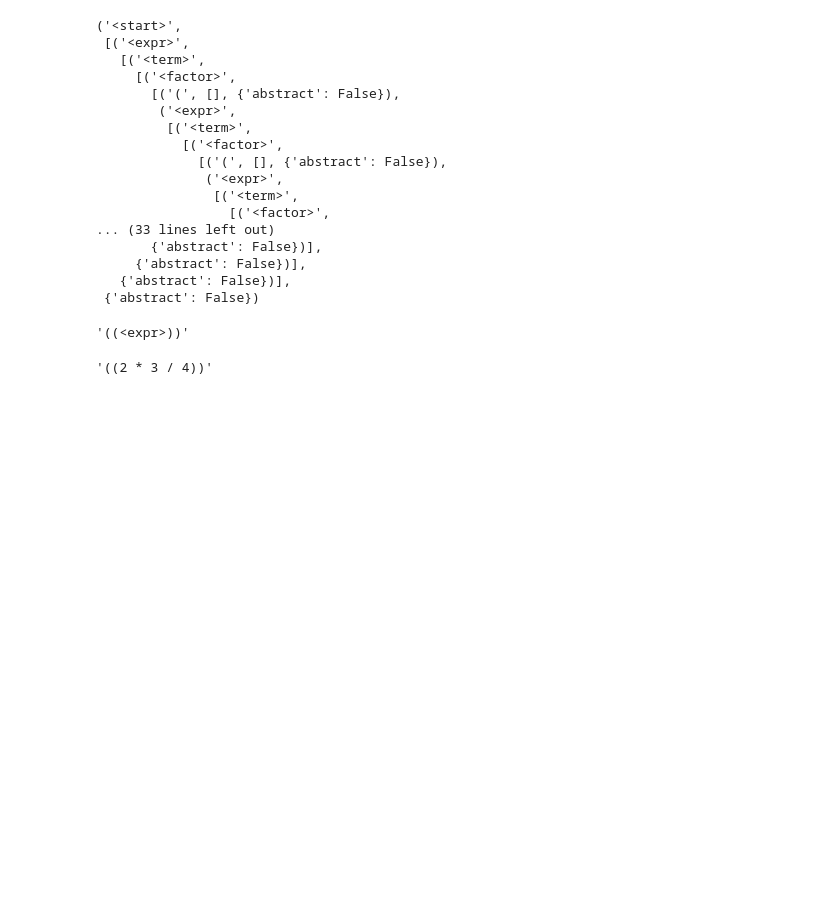
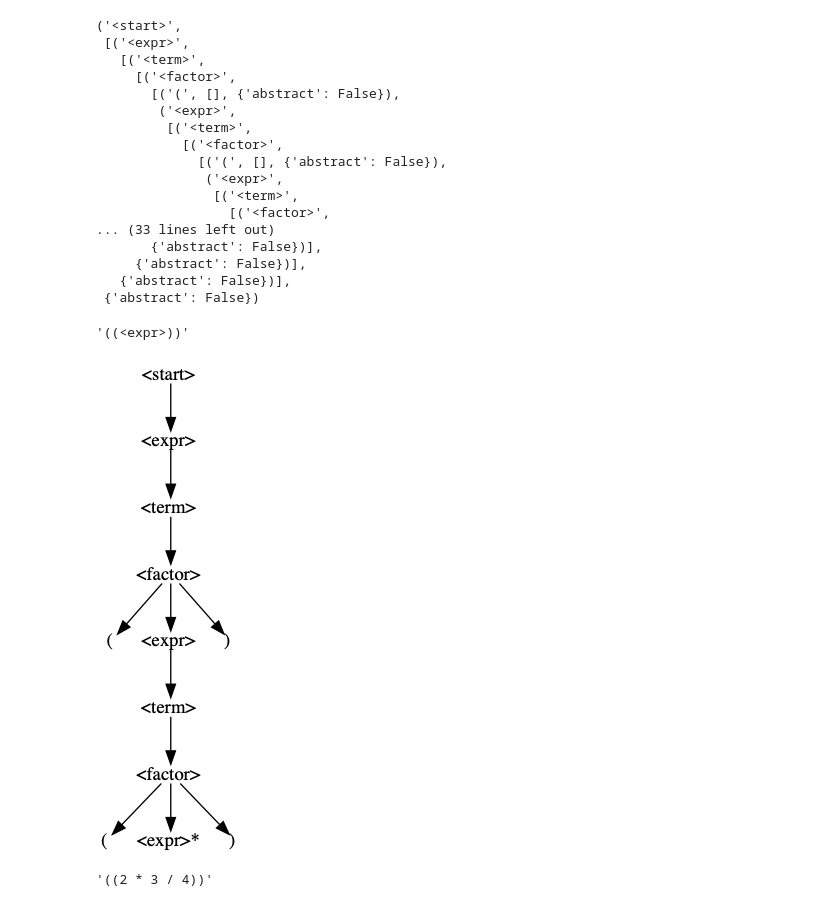
Before and after one commit to vrthra/FAlgebra, a Jupyter notebook: FA.ipynb, the cells around one changed output. Saved outputs shown, nothing was run; the diff lists cells and outputs as text; code cells hidden in the pictures; blank space fills up the shorter version.

```diff
--- a/FA.ipynb
+++ b/FA.ipynb
@@ -1053,6 +1053,9 @@ def till_abstract(node):
 zoom(display_tree(till_abstract(t)))
 # %% [output]
 [figure]
+# %%
+def Da(t):
+    return zoom(display_tree(till_abstract(t)))
 # %%
 abs_t1_ = find_node(expr_tree, [0, 2])
 tree_to_str(abs_t1_), abs_t1_[0]
@@ -1113,6 +1116,10 @@ abs_tree1 = mark_concrete_r(mark_path_abstract(abs_t1, t_abs_p1)); abs_tree1
 Ta(abs_tree1)
 # %% [output]
 '((<expr>))'
+# %%
+Da(abs_tree1)
+# %% [output]
+[figure, added]
 # %%
 def mark_abstract_nodes(tree, paths):
     for path in paths:
```
Also changed, not shown: parts of 92 cells of this notebook.
